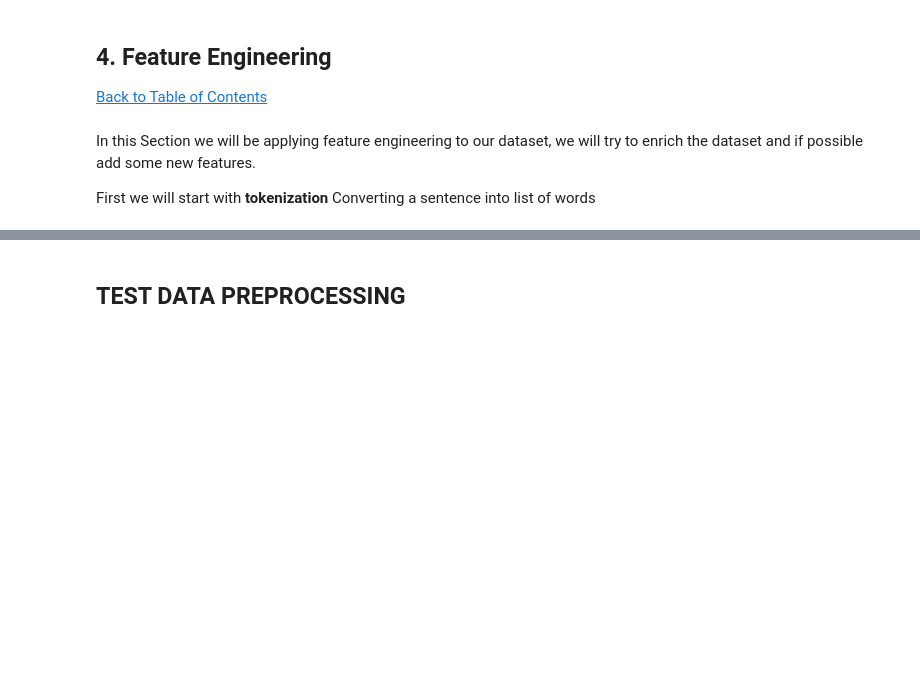
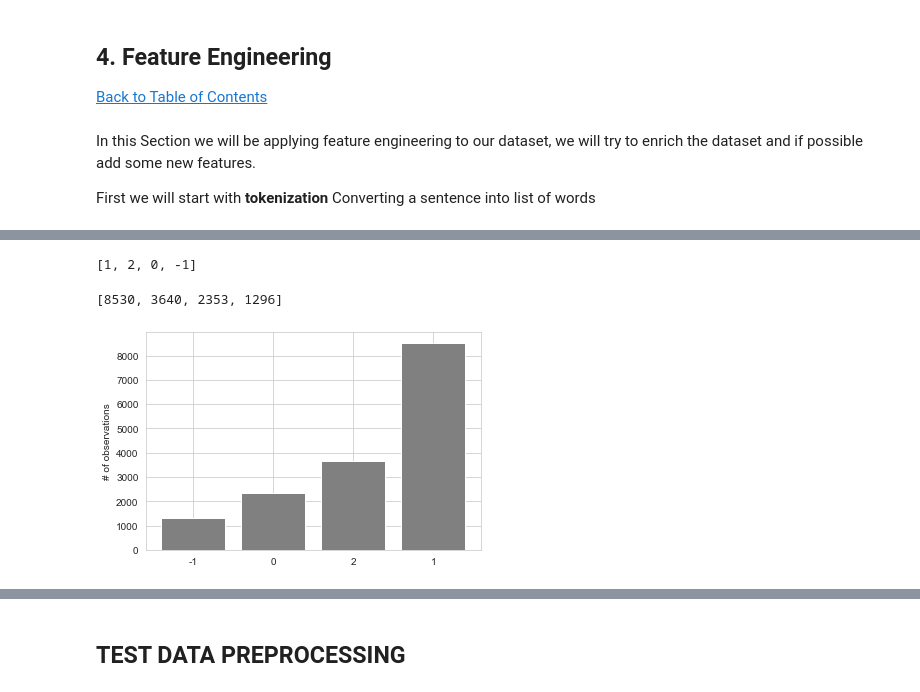
Before and after one commit to abubakaralsadiq/Classification-predict-Team-8, a Jupyter notebook: Classification Predict .ipynb, the cells around one changed output, grey strips where cells are left out. Saved outputs shown, nothing was run; the diff lists cells and outputs as text; code cells hidden in the pictures; blank space fills up the shorter version.

```diff
--- a/Classification Predict .ipynb
+++ b/Classification Predict .ipynb
@@ -389,3 +421,23 @@ X = X_count.toarray()
 # %%
 # Determine our Label
 y = train['sentiment']
+# %%
+type_labels = list(train['sentiment'].unique())
+type_labels
+# %% [output]
+[1, 2, 0, -1]
+# %%
+heights = list(train['sentiment'].value_counts())
+heights
+# %% [output]
+[8530, 3640, 2353, 1296]
+# %%
+heights = list(train['sentiment'].value_counts())
+bars = pd.DataFrame(zip(heights,type_labels), columns=['heights','labels'])
+bars = bars.sort_values(by='heights',ascending=True)
+plt.bar(range(len(bars)),bars['heights'],color='grey')
+plt.xticks(range(len(bars)),bars['labels'])
+plt.ylabel("# of observations")
+plt.show()
+# %% [output]
+[figure, added]
```
Also changed, not shown: parts of 47 cells of this notebook, 8 other files.
